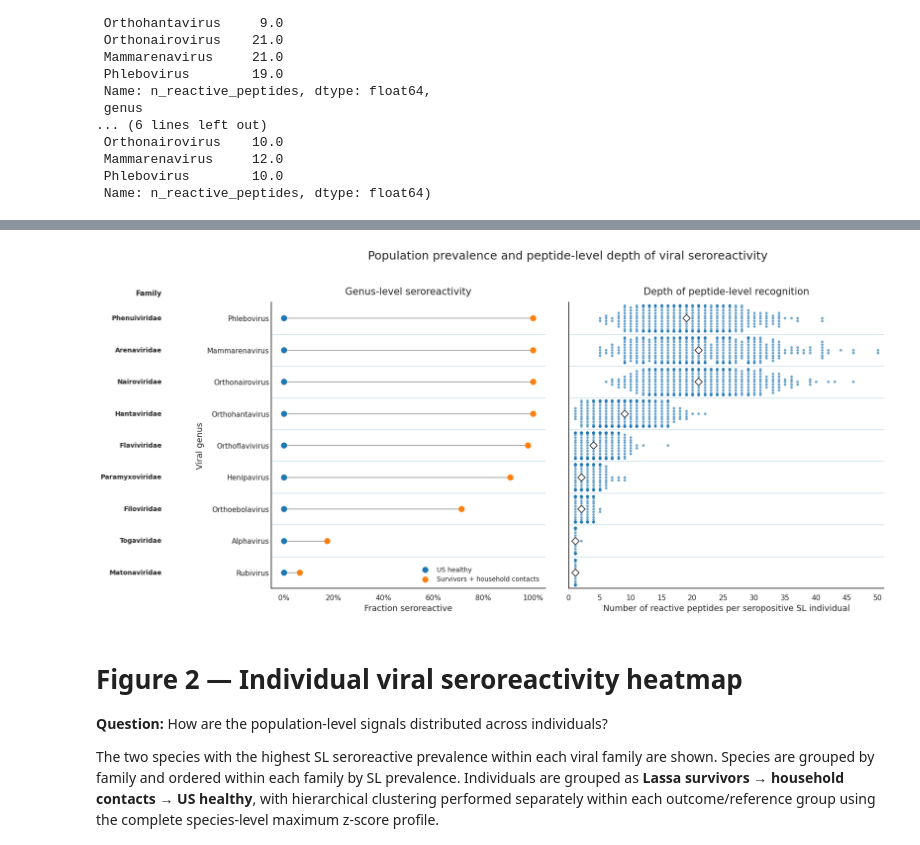
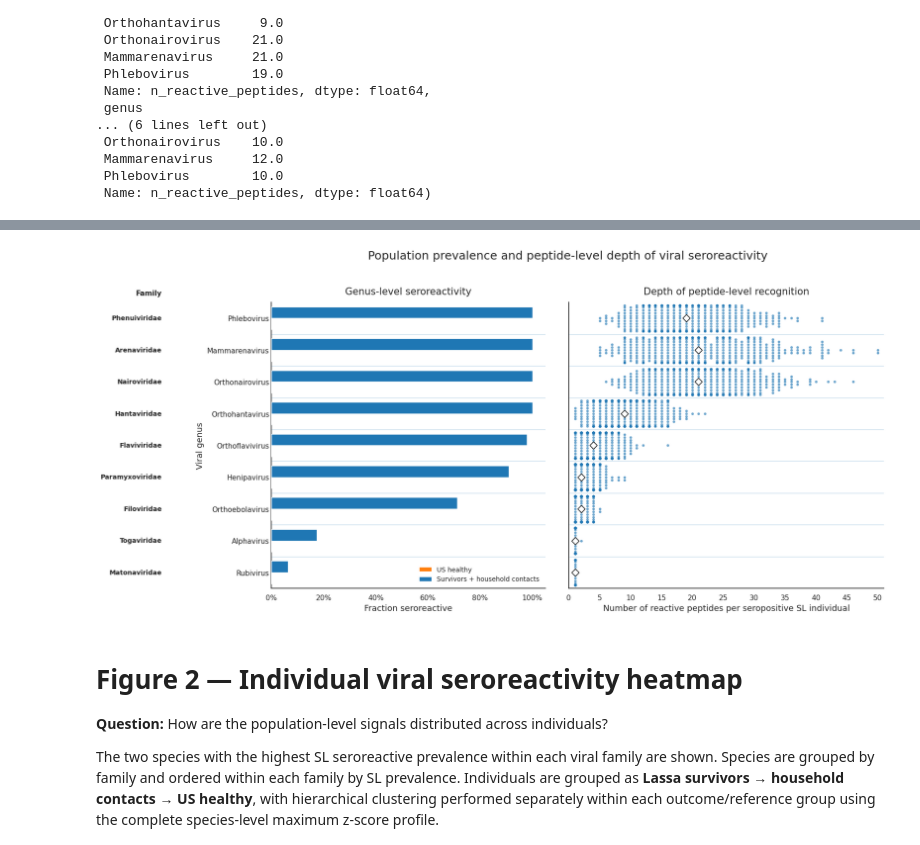
Before and after one commit to sporak577/lasv_phipseq_2026, a Jupyter notebook: Lassa_seroreactivity_paper_figures_clean_090726.ipynb, the cells around one changed output, grey strips where cells are left out. Cells and saved outputs as stored; diff of their text form; code cells hidden in the pictures.

```diff
--- a/Lassa_seroreactivity_paper_figures_clean_090726.ipynb
+++ b/Lassa_seroreactivity_paper_figures_clean_090726.ipynb
@@ -514,6 +338,7 @@ Number of viral families represented: 9
 # representative genus, count the number of UNIQUE reactive
 # peptides mapping to that genus.
 
+genus_order = genus_prevalence['genus']
 
 representative_genera = set(
     genus_order
@@ -641,83 +481,50 @@ fig, axes = plt.subplots(
 
 # PANEL A
 
-
 ax = axes[0]
 
-y = np.arange(
-    len(representative_genus)
-)
+y = np.arange(len(representative_genus))
+
+bar_height = 0.36
 
 
 # US healthy
 
 if 'HBDB' in representative_genus.columns:
 
-    ax.scatter(
-        representative_genus[
-            'HBDB'
-        ],
-        y,
-        s=70,
+    ax.barh(
+        y - bar_height / 2,
+        representative_genus['HBDB'],
+        height=bar_height,
         label='US healthy',
-        zorder=3
+        zorder=3,
+        color="tab:orange"
     )
 
 
 # SL
 
-
-ax.scatter(
-    representative_genus[
-        'SL'
-    ],
-    y,
-    s=70,
+ax.barh(
+    y + bar_height / 2,
+    representative_genus['SL'],
+    height=bar_height,
     label='Survivors + household contacts',
-    zorder=3
+    zorder=3,
+    color="tab:blue"
 )
-
-
-# Connecting lines
-
-
-if 'HBDB' in representative_genus.columns:
-
-    for i, (_, row) in enumerate(
-        representative_genus.iterrows()
-    ):
-
-        ax.plot(
-            [
-                row['HBDB'],
-                row['SL']
-            ],
-            [
-                i,
-                i
-            ],
-            color='black',
-            linewidth=1,
-            alpha=0.5,
-            zorder=1
-        )
 
 
 # Genus labels
 
-
 ax.set_yticks(y)
 
 ax.set_yticklabels(
-    representative_genus[
-        'genus'
-    ],
+    representative_genus['genus'],
     fontsize=11
 )
 
 
 # X-axis formatting
-
 
 ax.xaxis.set_major_formatter(
     plt.FuncFormatter(
@@ -742,9 +549,7 @@ ax.set_title(
 )
 
 
-
-# Legend: TOP RIGHT
-
+# Legend
 
 ax.legend(
     frameon=False,
@@ -958,34 +763,34 @@ for ax in axes:
     )
 
 
 # 19. OVERALL TITLE
 
 
 fig.suptitle(
     (
         'Population prevalence and peptide-level depth '
         'of viral seroreactivity'
     ),
     fontsize=18,
     y=1.02
 )
 
 
 
 # 20. SAVE
 
 
 plt.tight_layout()
 
 fig.savefig(
     f'{FIG_DIR}/Figure1_genus_prevalence_and_depth.png',
     dpi=300,
     bbox_inches='tight'
 )
 
 plt.show()
 # %% [output]
-[figure, old version]
+[figure, new version]
 # %% [markdown]
 # Figure 2 — Individual viral seroreactivity heatmap
 
```
Also changed, not shown: parts of 17 cells of this notebook, 6 other files.
